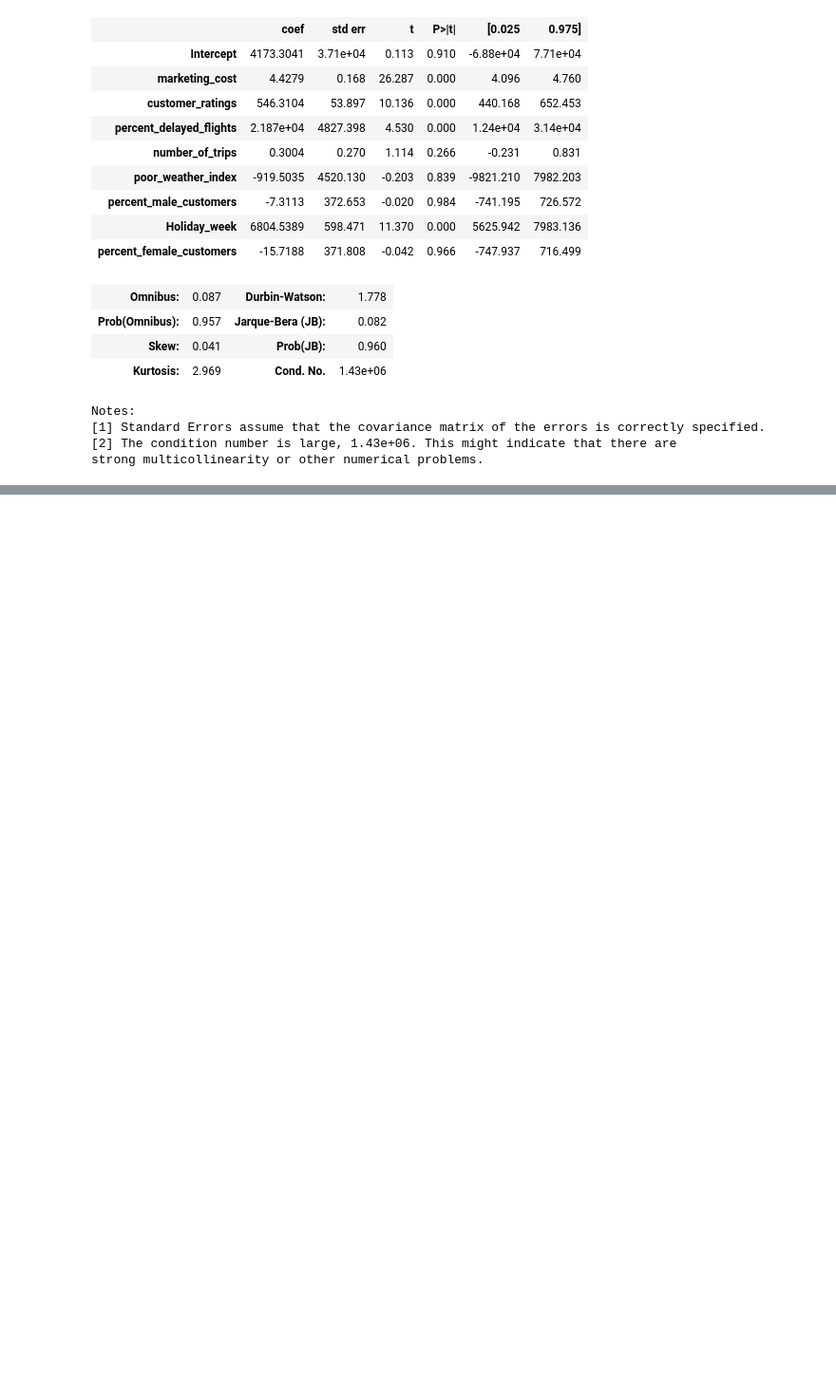
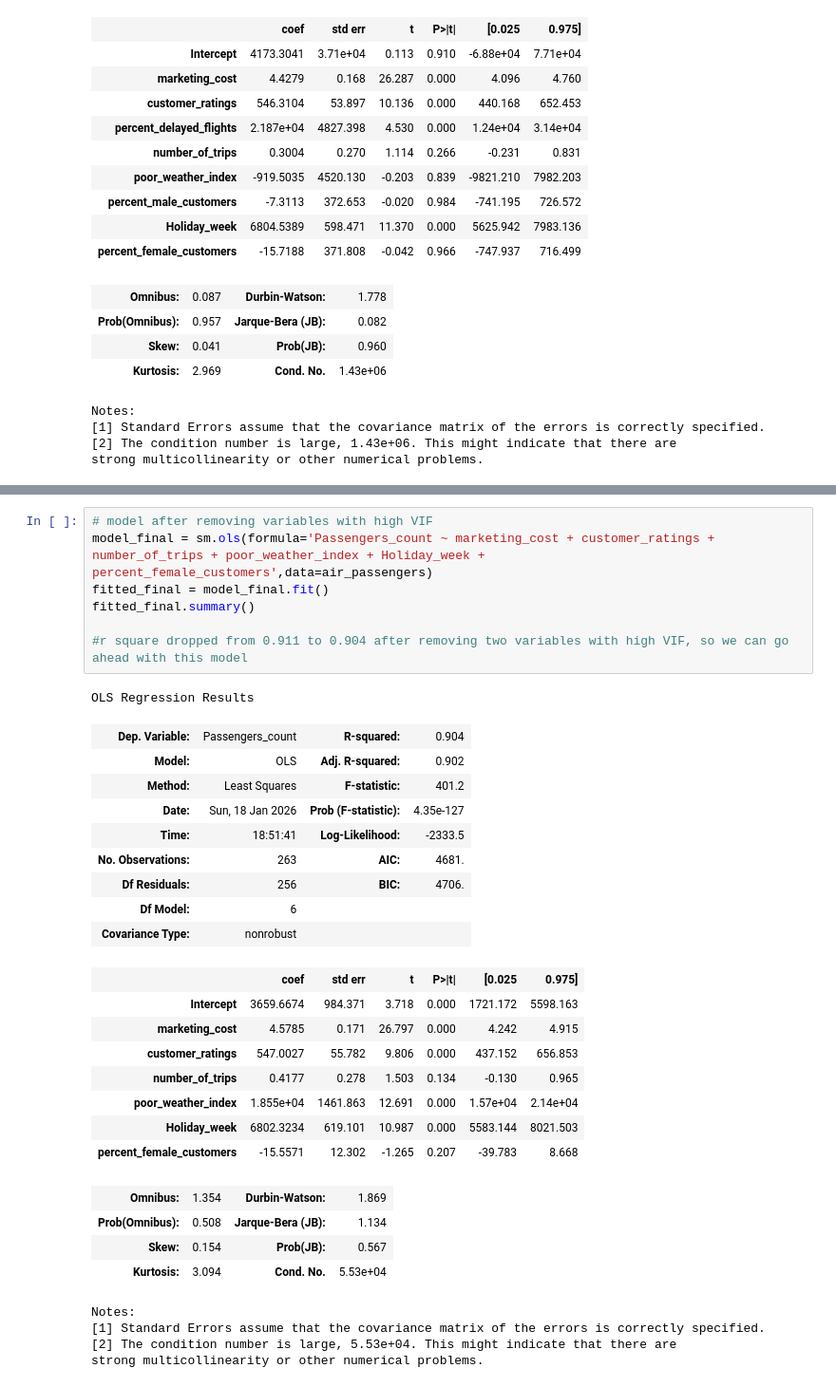
Before and after one commit to nirajacharya13/machine-learning, a Jupyter notebook: regressiion_logistic/air_passengers.ipynb, the cells around one changed output, grey strips where cells are left out. Shown at 95% size. Drawn from its saved outputs; the diff is of its cells as text; blank space fills up the shorter version.

```diff
--- a/regressiion_logistic/air_passengers.ipynb
+++ b/regressiion_logistic/air_passengers.ipynb
@@ -161,0 +220,34 @@ strong multicollinearity or other numerical problems.
+# %%
+# model after removing variables with high VIF
+model_final = sm.ols(formula='Passengers_count ~ marketing_cost + customer_ratings + number_of_trips + poor_weather_index + Holiday_week + percent_female_customers',data=air_passengers)
+fitted_final = model_final.fit()
+fitted_final.summary()
+
+#r square dropped from 0.911 to 0.904 after removing two variables with high VIF, so we can go ahead with this model
+# %% [output]
+OLS Regression Results
+| Dep. Variable: | Passengers_count | R-squared: | 0.904 |
+| Model: | OLS | Adj. R-squared: | 0.902 |
+| Method: | Least Squares | F-statistic: | 401.2 |
+| Date: | Sun, 18 Jan 2026 | Prob (F-statistic): | 4.35e-127 |
+| Time: | 18:51:41 | Log-Likelihood: | -2333.5 |
+| No. Observations: | 263 | AIC: | 4681. |
+| Df Residuals: | 256 | BIC: | 4706. |
+| Df Model: | 6 |  |  |
+| Covariance Type: | nonrobust |  |  |
+|  | coef | std err | t | P>|t| | [0.025 | 0.975] |
+| Intercept | 3659.6674 | 984.371 | 3.718 | 0.000 | 1721.172 | 5598.163 |
+| marketing_cost | 4.5785 | 0.171 | 26.797 | 0.000 | 4.242 | 4.915 |
+| customer_ratings | 547.0027 | 55.782 | 9.806 | 0.000 | 437.152 | 656.853 |
+| number_of_trips | 0.4177 | 0.278 | 1.503 | 0.134 | -0.130 | 0.965 |
+| poor_weather_index | 1.855e+04 | 1461.863 | 12.691 | 0.000 | 1.57e+04 | 2.14e+04 |
+| Holiday_week | 6802.3234 | 619.101 | 10.987 | 0.000 | 5583.144 | 8021.503 |
+| percent_female_customers | -15.5571 | 12.302 | -1.265 | 0.207 | -39.783 | 8.668 |
+| Omnibus: | 1.354 | Durbin-Watson: | 1.869 |
+| Prob(Omnibus): | 0.508 | Jarque-Bera (JB): | 1.134 |
+| Skew: | 0.154 | Prob(JB): | 0.567 |
+| Kurtosis: | 3.094 | Cond. No. | 5.53e+04 |
+Notes:
+[1] Standard Errors assume that the covariance matrix of the errors is correctly specified.
+[2] The condition number is large, 5.53e+04. This might indicate that there are
+strong multicollinearity or other numerical problems.
```
Also changed, not shown: parts of 4 cells of this notebook, 6 other files.
